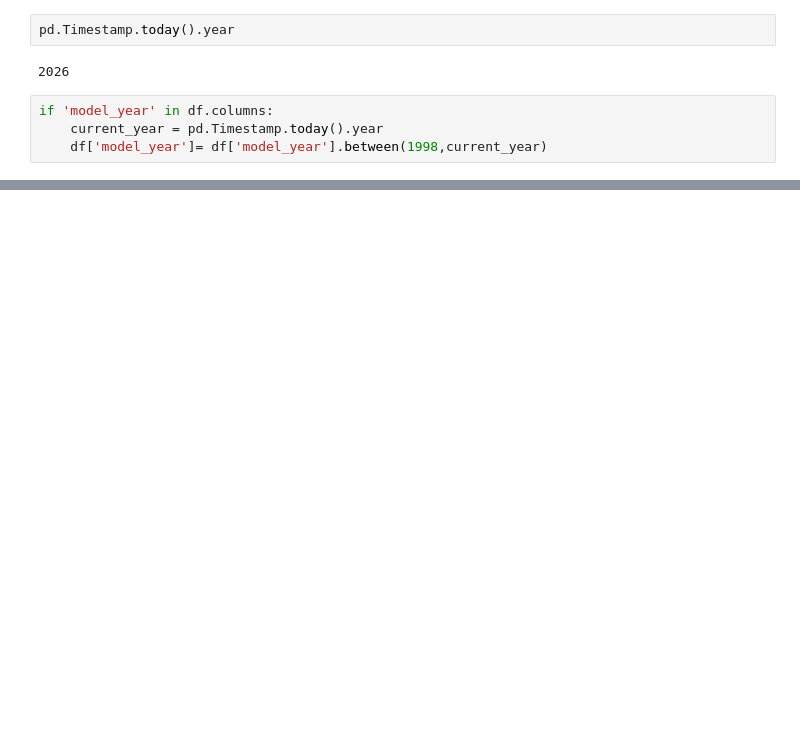
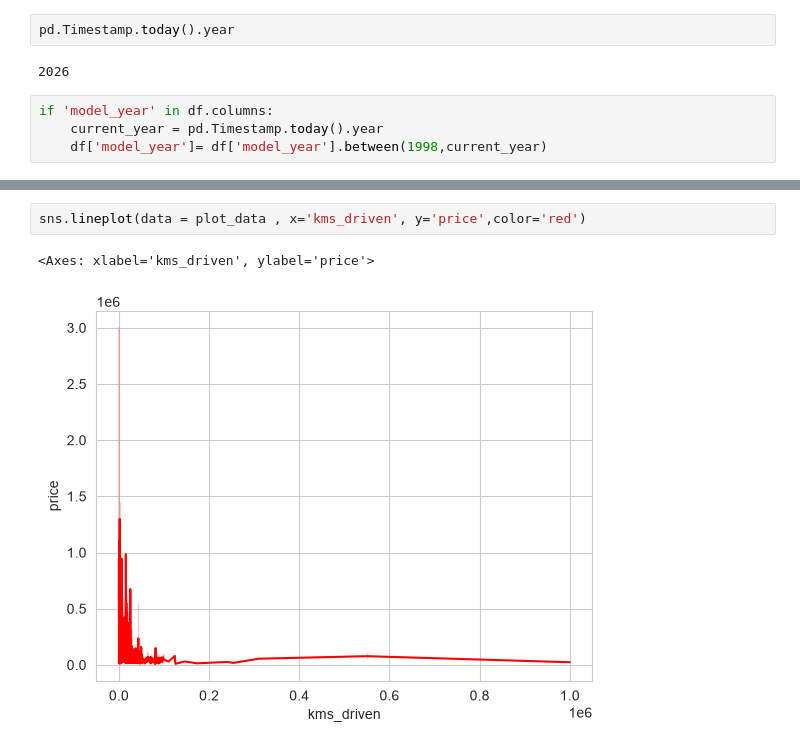
Before and after one commit to kamni0506-source/machine_learning, a Jupyter notebook: project/project_1.ipynb, the cells around one changed output, grey strips where cells are left out. Saved outputs shown, nothing was run; the diff lists cells and outputs as text; blank space fills up the shorter version.

```diff
--- a/project/project_1.ipynb
+++ b/project/project_1.ipynb
@@ -289,0 +560,5 @@ if 'model_year' in df.columns:
+# %%
+sns.lineplot(data = plot_data , x='kms_driven', y='price',color='red')
+# %% [output]
+<Axes: xlabel='kms_driven', ylabel='price'>
+[figure, added]
```
Also changed, not shown: parts of 50 cells of this notebook, 3 other files.
